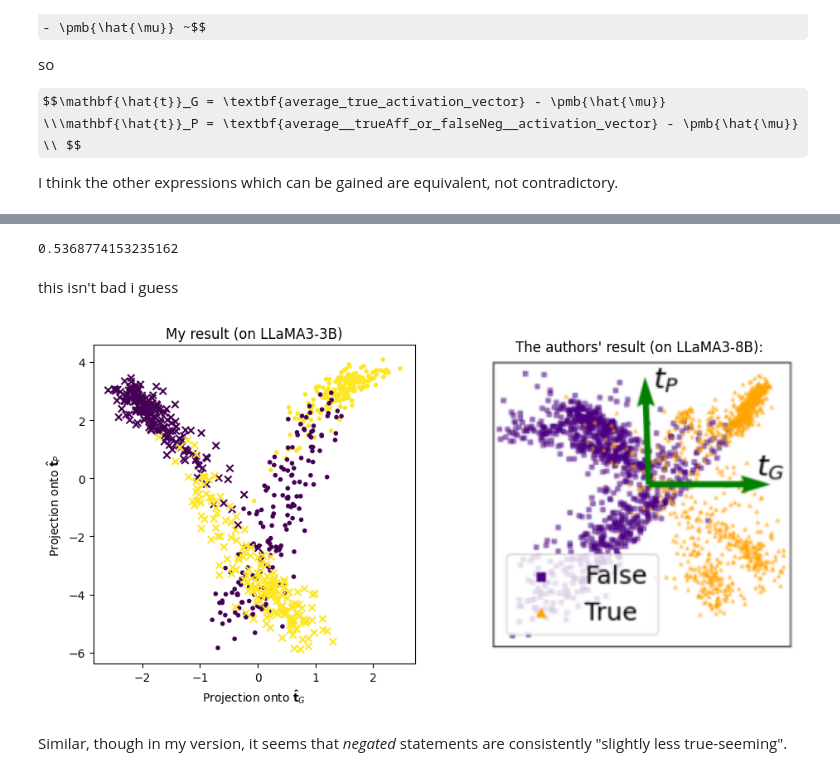
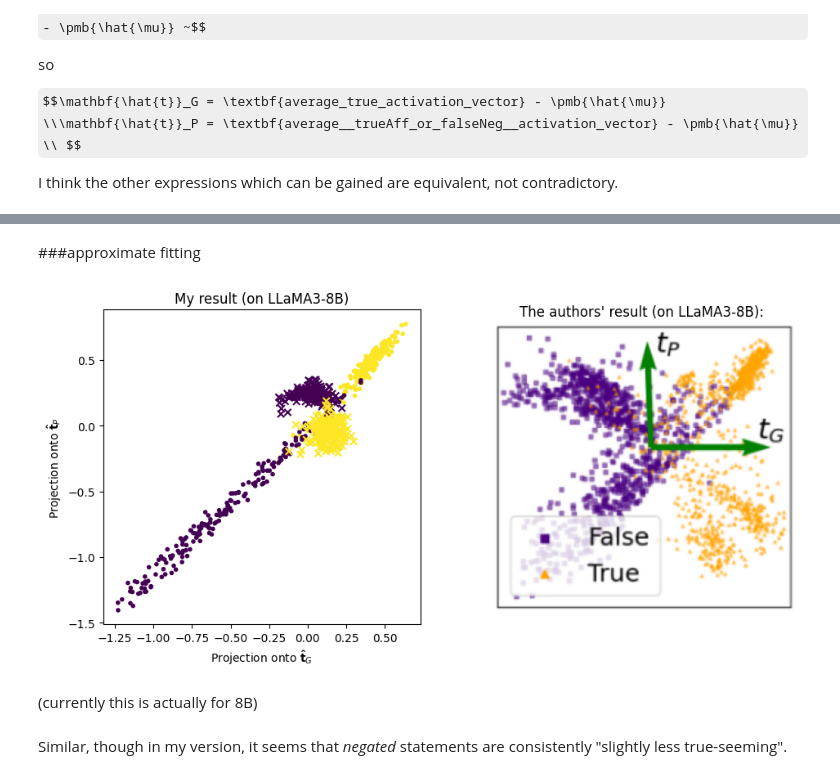
Before and after one commit to JDS289/BaLD4LLM, a Jupyter notebook: proj.ipynb, the cells around one changed output, grey strips where cells are left out. Cells and saved outputs as stored; diff of their text form; code cells hidden in the pictures; some formulas as TeX source.

```diff
--- a/proj.ipynb
+++ b/proj.ipynb
@@ -397,6 +401,9 @@ Is Harare the capital of Zimbabwe? (Yes/No)
 Okay, perhaps we *are* overfitting, as these seem unreasonably good. Even so, this is a promising sign! So it's looking like this "giving confidence" idea is potentially reasonable. For now, let's return our focus back to a standard reimplementation of the paper (so, using *statements*, not questions).
 # %% [markdown]
 #Graph for Affirmative **and** Negated Statements: 2D Subspace
+# %%
+with open("drive/My Drive/capitalsResults2D_8B.pkl", "rb") as f:
+    capitalsResults2D = pickle.load(f)
 # %%
 with open("drive/My Drive/capitalsResults2D.pkl", "rb") as f:
     capitalsResults2D = pickle.load(f)
@@ -517,9 +540,5 @@ def angle_between(v1, v2):
-# %%
-angle_between(t_G, t_P) / 3.14159
-# %% [output]
-0.5368774153235162
-# %% [markdown]
-this isn't bad i guess
+# %% [markdown]
+###approximate fitting
 # %%
 NUM_ACTIVATIONS = capitalsResults2D["states"][0].shape[0]
 mu_hat = np.mean(capitalsResults2D["states"], axis=0)
@@ -531,27 +550,29 @@ t_P = np.mean(capitalsResults2D[capitalsResults2D["actual"]==((capitalsResults2D
 # %%
 states_projected_tagged = np.array([(np.dot(results["states"]-mu_hat, t_G),
                                      np.dot(results["states"]-mu_hat, t_P),
                                      results["actual"], results["polarity"]) for results in capitalsResults2D],
                              dtype=[("G_projection", "f8"), ("P_Projection", "f8"), ("actual", bool), ("polarity", "U11")])
 
 fig, (ax, ax_other) = plt.subplots(ncols=2, figsize=(11, 5))
 ax.set_xlabel("Projection onto $\mathbf{\hat{t}}_G$")
 ax.set_ylabel("Projection onto $\mathbf{\hat{t}}_P$")
 
 affirmative_states = states_projected_tagged[states_projected_tagged["polarity"]=="affirmative"]
 negated_states = states_projected_tagged[states_projected_tagged["polarity"]=="negated"]
 
 ax.scatter(affirmative_states["G_projection"], affirmative_states["P_Projection"], c=affirmative_states["actual"], marker=".")
 ax.scatter(negated_states["G_projection"], negated_states["P_Projection"], c=negated_states["actual"], marker="x")
 
-ax.set_title("My result (on LLaMA3-3B)")
+ax.set_title(f"My result (on LLaMA3-{[3, 8][1]}B)")
 ax_other.set_title("The authors' result (on LLaMA3-8B):")
 
 img = mpimg.imread("drive/MyDrive/affirmativeAndNegated2.png")
 ax_other.imshow(img)
 ax_other.set_axis_off()
 # %% [output]
-[figure, old version]
+[figure, new version]
+# %% [markdown]
+(currently this is actually for 8B)
 # %% [markdown]
 Similar, though in my version, it seems that *negated* statements are consistently "slightly less true-seeming".
 # %% [markdown]
```
Also changed, not shown: parts of 21 cells of this notebook.
